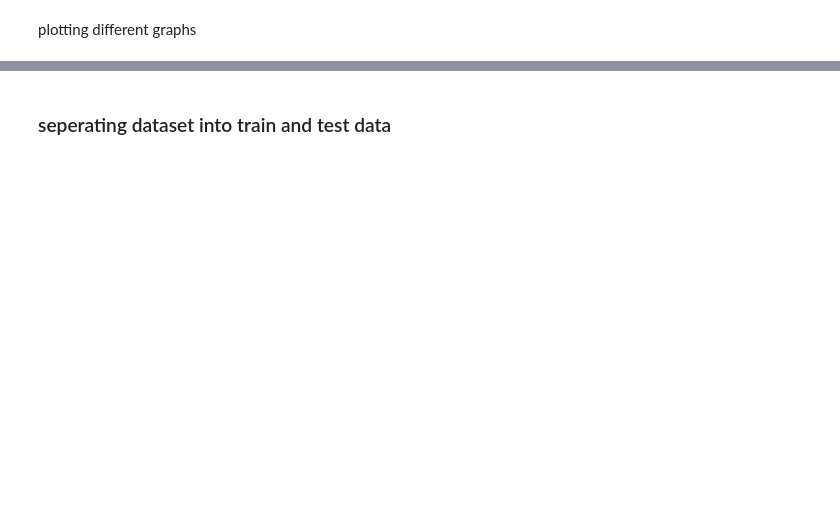
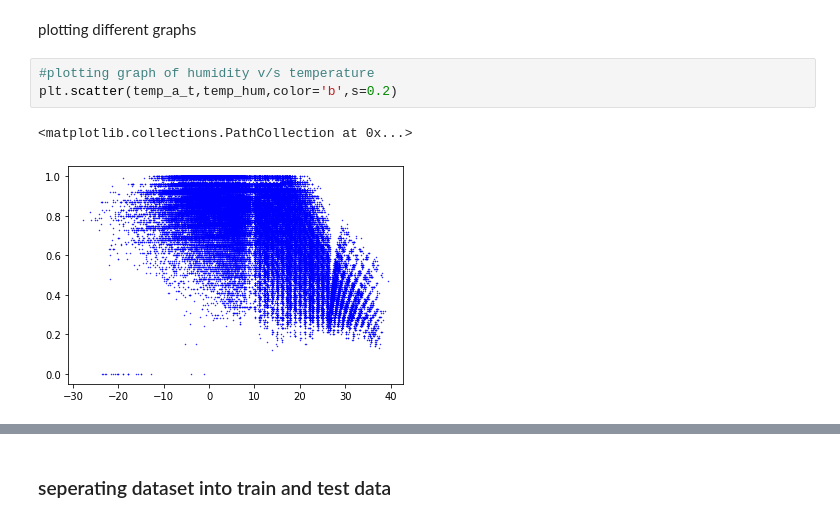
Before and after one commit to SunnyRaj94/Machine-Learning-From-Scratch, a Jupyter notebook: regression/multiple_linear_regression/01_multiple_linear_regression.ipynb, the cells around one changed output, grey strips where cells are left out. Drawn from its saved outputs; the diff is of its cells as text; blank space fills up the shorter version.

```diff
--- a/regression/multiple_linear_regression/01_multiple_linear_regression.ipynb
+++ b/regression/multiple_linear_regression/01_multiple_linear_regression.ipynb
@@ -118,3 +115,9 @@ temp_a_t = weather_data['Apparent Temperature (C)']
 # %% [markdown]
 plotting different graphs
+# %%
+#plotting graph of humidity v/s temperature
+plt.scatter(temp_a_t,temp_hum,color='b',s=0.2)
+# %% [output]
+<matplotlib.collections.PathCollection at 0x...>
+[figure, added]
 # %%
```
Also changed, not shown: parts of 55 cells of this notebook.
